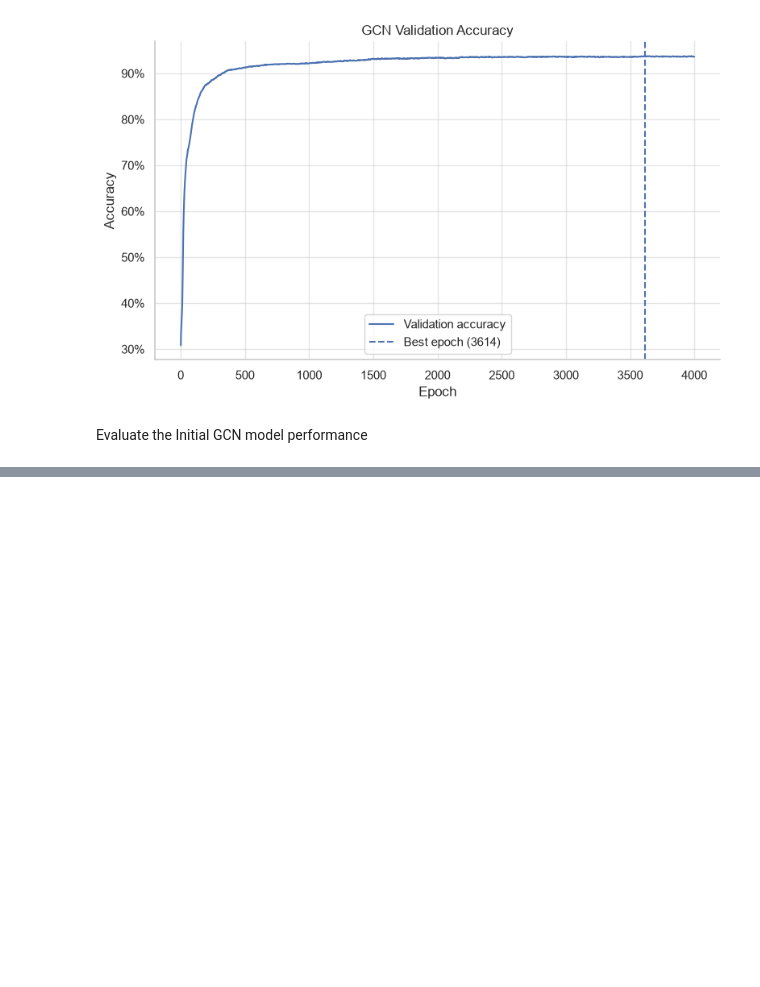
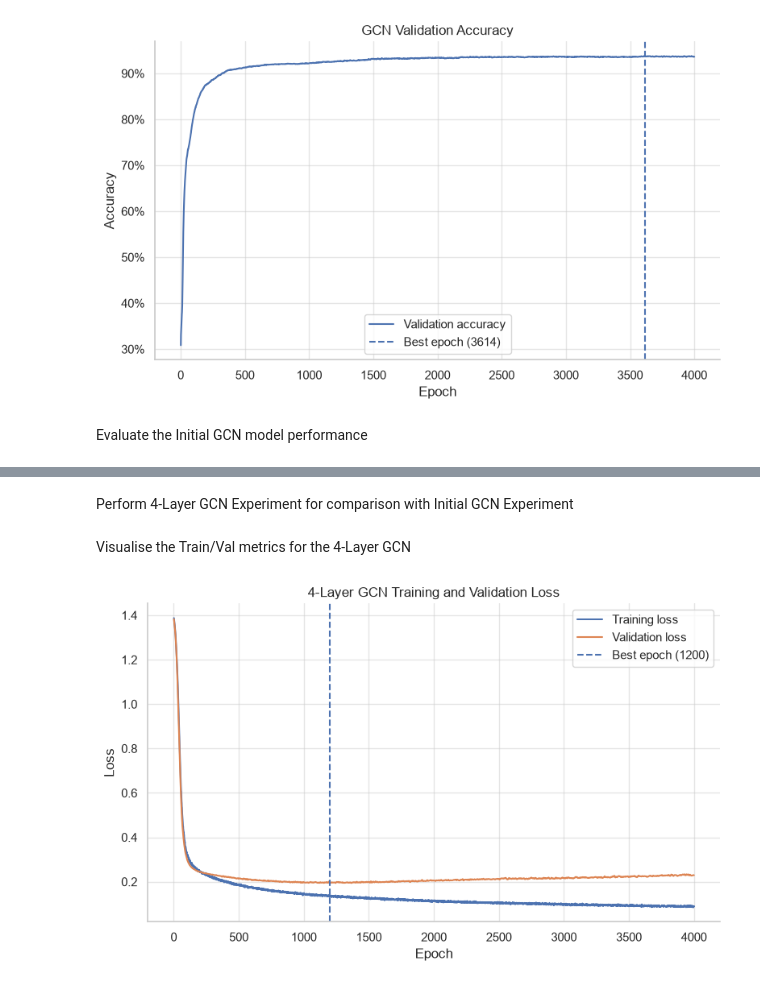
Before and after one commit to dm-uq/PatternAnalysis-2026, a Jupyter notebook: recognition/MultiLayer_GNN_s45506053/03_gnn_experiments.ipynb, the cells around one changed output, grey strips where cells are left out. Cells and saved outputs as stored; diff of their text form; code cells hidden in the pictures; blank space fills up the shorter version.

```diff
--- a/recognition/MultiLayer_GNN_s45506053/03_gnn_experiments.ipynb
+++ b/recognition/MultiLayer_GNN_s45506053/03_gnn_experiments.ipynb
@@ -387,0 +629,7 @@ print(
+# %%
+gcn4_model = GCNNetwork4Layer(
+    in_channels=data.num_node_features,
+    hidden_channels=HIDDEN_CHANNELS,
+    out_channels=dataset.num_classes,
+    dropout=DROPOUT,
+).to(device)
@@ -387,0 +638,12 @@ print(
+# %%
+# loss criteria
+criterion = nn.CrossEntropyLoss()
+
+# optimiser
+gcn4_optimizer = torch.optim.Adam(
+    gcn4_model.parameters(),
+    lr=LEARNING_RATE,
+    weight_decay=WEIGHT_DECAY,
+)
+# %% [markdown]
+Perform 4-Layer GCN Experiment for comparison with Initial GCN Experiment
@@ -387,0 +770,43 @@ print(
+# %% [markdown]
+Visualise the Train/Val metrics for the 4-Layer GCN
+# %%
+# plot the 4-Layer GCN training and validation losses
+
+gcn4_epochs = range(
+    1,
+    len(gcn4_history["train_loss"]) + 1
+)
+
+gcn4_loss_fig, gcn4_loss_ax = plt.subplots(
+    figsize=(8, 5)
+)
+
+gcn4_loss_ax.plot(
+    gcn4_epochs,
+    gcn4_history["train_loss"],
+    label="Training loss",
+)
+gcn4_loss_ax.plot(
+    gcn4_epochs,
+    gcn4_history["val_loss"],
+    label="Validation loss",
+)
+gcn4_loss_ax.axvline(
+    gcn4_best_epoch,
+    linestyle="--",
+    label=f"Best epoch ({gcn4_best_epoch})",
+)
+
+gcn4_loss_ax.set(
+    xlabel="Epoch",
+    ylabel="Loss",
+    title="4-Layer GCN Training and Validation Loss",
+)
+gcn4_loss_ax.legend()
+
+sns.despine(ax=gcn4_loss_ax)
+gcn4_loss_fig.tight_layout()
+
+plt.show()
+# %% [output]
+[figure, added]
```
Also changed, not shown: parts of 92 cells of this notebook, 2 other files.
